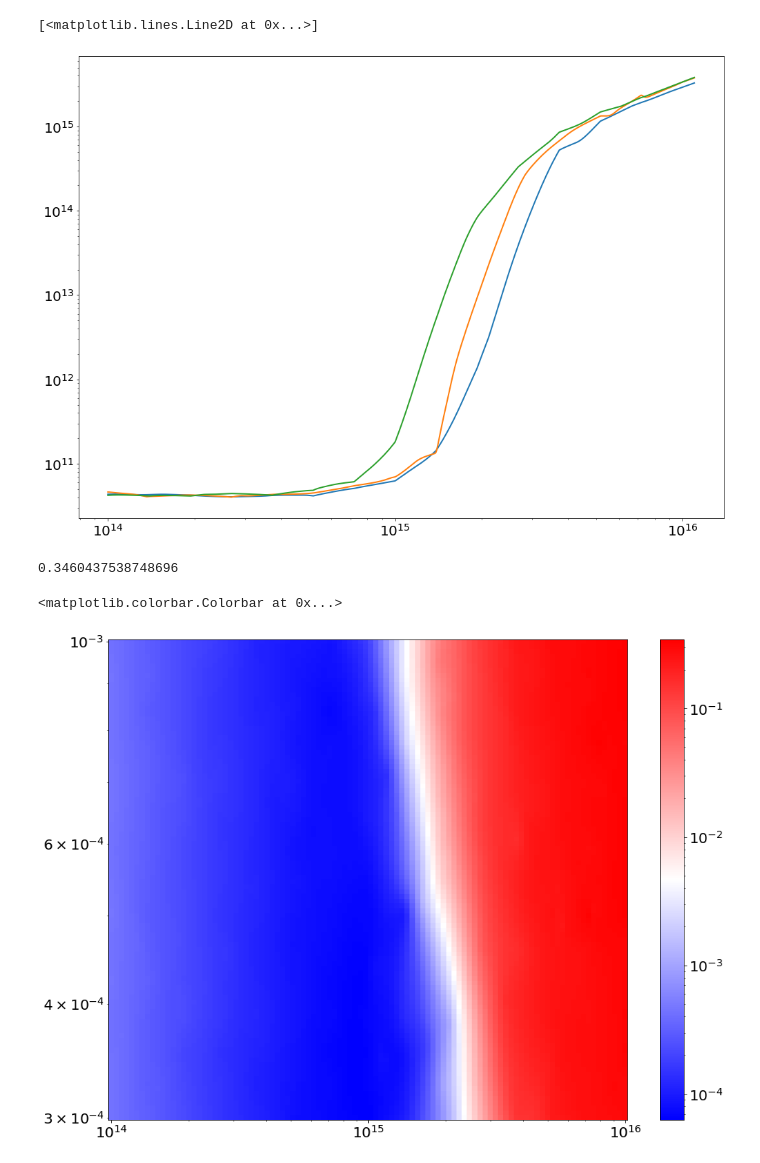
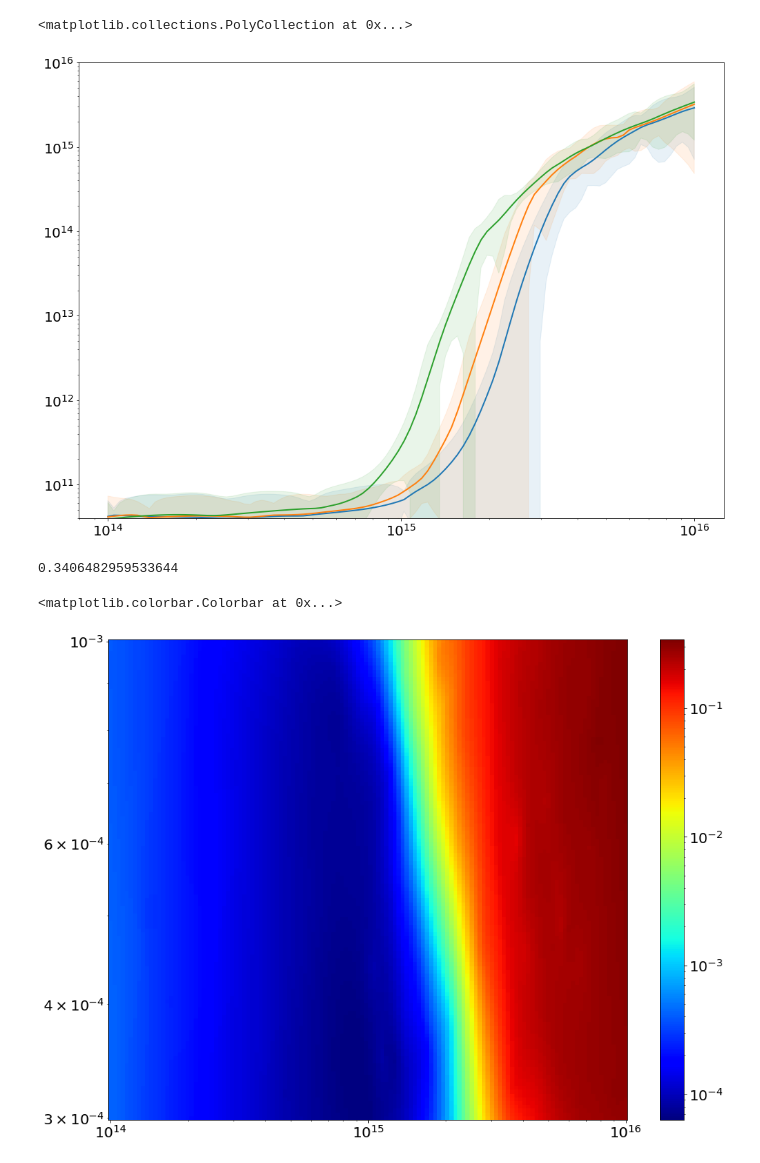
Before and after one commit to gosling123/epoch_surra, a Jupyter notebook: gp_scripts/GP_2d_test.ipynb, the cells around one changed output. Saved outputs shown, nothing was run; the diff lists cells and outputs as text; code cells hidden in the pictures.

Commit message:
2D results done

```diff
--- a/gp_scripts/GP_2d_test.ipynb
+++ b/gp_scripts/GP_2d_test.ipynb
@@ -1,13 +1,13 @@
 # %%
 from gp_2D import *
 # %%
-input_file = '../training_results/2D/train_inputs_all.json'
-var_file = '../training_results/2D/train_outputs_var_all.json'
-output_file = '../training_results/2D/train_outputs_mean_all.json'
+input_file = '../training_results/2D/train_inputs.json'
+var_file = '../training_results/2D/train_outputs_var.json'
+output_file = '../training_results/2D/train_outputs_mean.json'
 output_type = 'P'
 # %%
 gp = LPI_GP_2D(input_file=input_file, output_file=output_file,\
-               output_type=output_type, var_file=var_file, train_frac = 0.001)
+               output_type=output_type, var_file=var_file, train_frac = 0.2)
 # %%
 gp.set_training_data()
 # %%
@@ -21,9 +21,9 @@ l1 =  3.593813663804626 l2 =  10.0 var =  0.1
 # %%
-N = 1000
+N = 100
 Ln_300 = np.ones(N)*300e-6
 Ln_500 = np.ones(N)*500e-6
 Ln_1000 = np.ones(N)*1000e-6
-I = np.geomspace(1e14, 1.1e16, N)
+I = np.geomspace(1e14, 1.0e16, N)
 X_300 = []
 X_500 = []
 X_1000 = []
@@ -79,19 +60,23 @@ plt.loglog(X_300[:,0].flatten(), Y_300.flatten()*X_300[:,0].flatten(), color = '
 plt.plot(X_500[:,0].flatten(), Y_500.flatten()*X_500[:,0].flatten(), color = 'C1')
 plt.plot(X_1000[:,0].flatten(), Y_1000.flatten()*X_1000[:,0].flatten(), color = 'C2')
 
-#plt.fill_between(X_300[:,0].flatten(), (Y_300-err_300)*X_300[:,0].flatten(), (Y_300+err_300)*X_300[:,0].flatten(), alpha = 0.2, color = 'C0')
-#plt.fill_between(X_500[:,0].flatten(), (Y_500.flatten()-err_500)*X_500[:,0].flatten(), (Y_500.flatten()+err_500)*X_500[:,0].flatten(), alpha = 0.2, color = 'C1')
-#plt.fill_between(X_1000[:,0].flatten(), (Y_1000.flatten()-err_1000)*X_1000[:,0].flatten(), (Y_1000.flatten()+err_1000)*X_1000[:,0].flatten(), alpha = 0.2, color = 'C2')
+plt.ylim(4e10, 1e16)
+plt.fill_between(X_300[:,0].flatten(), (Y_300-err_300)*X_300[:,0].flatten(), (Y_300+err_300)*X_300[:,0].flatten(), alpha = 0.1, color = 'C0')
+plt.fill_between(X_500[:,0].flatten(), (Y_500.flatten()-err_500)*X_500[:,0].flatten(), (Y_500.flatten()+err_500)*X_500[:,0].flatten(), alpha = 0.1, color = 'C1')
+plt.fill_between(X_1000[:,0].flatten(), (Y_1000.flatten()-err_1000)*X_1000[:,0].flatten(), (Y_1000.flatten()+err_1000)*X_1000[:,0].flatten(), alpha = 0.1, color = 'C2')
 # %% [output]
-[<matplotlib.lines.Line2D at 0x...>]
+<matplotlib.collections.PolyCollection at 0x...>
-[figure, old version]
+[figure, new version]
 # %%
-N = 100
+N = 128
+M = 128
 I = np.geomspace(1e14, 1e16, N)
-Ln = np.geomspace(300e-6, 1000e-6, N)
+Ln = np.geomspace(300e-6, 1000e-6, M)
 X = []
 
 for i in range(N):
-    for j in range(N):
+    for j in range(M):
         X.append([I[i], Ln[j]])
 X = np.array(X)
+
+output = gp.GP_predict(X)
@@ -103,7 +86,7 @@ I_plot, Ln_plot = np.meshgrid(I, Ln)
 output = output.reshape(I_plot.shape).T
 output.max()
 # %% [output]
-0.3460437538748696
+0.3406482959533644
 # %%
 from matplotlib.colors import LogNorm
 if output_type == 'T':
@@ -112,10 +95,10 @@ if output_type == 'T':
     plt.xscale('log')
     plt.colorbar()
 # %%
-plt.pcolormesh(I_plot, Ln_plot, output, norm = LogNorm(vmin = output.min(), vmax = output.max()), cmap=plt.cm.bwr,  shading ='auto')
+plt.pcolormesh(I_plot, Ln_plot, output, norm = LogNorm(vmin = output.min(), vmax = output.max()), cmap=plt.cm.jet,  shading ='auto')
 plt.yscale('log')
 plt.xscale('log')
 plt.colorbar()
 # %% [output]
 <matplotlib.colorbar.Colorbar at 0x...>
-[figure, old version]
+[figure, new version]
```
Also changed, not shown: parts of 13 cells of this notebook, 40 other files.
